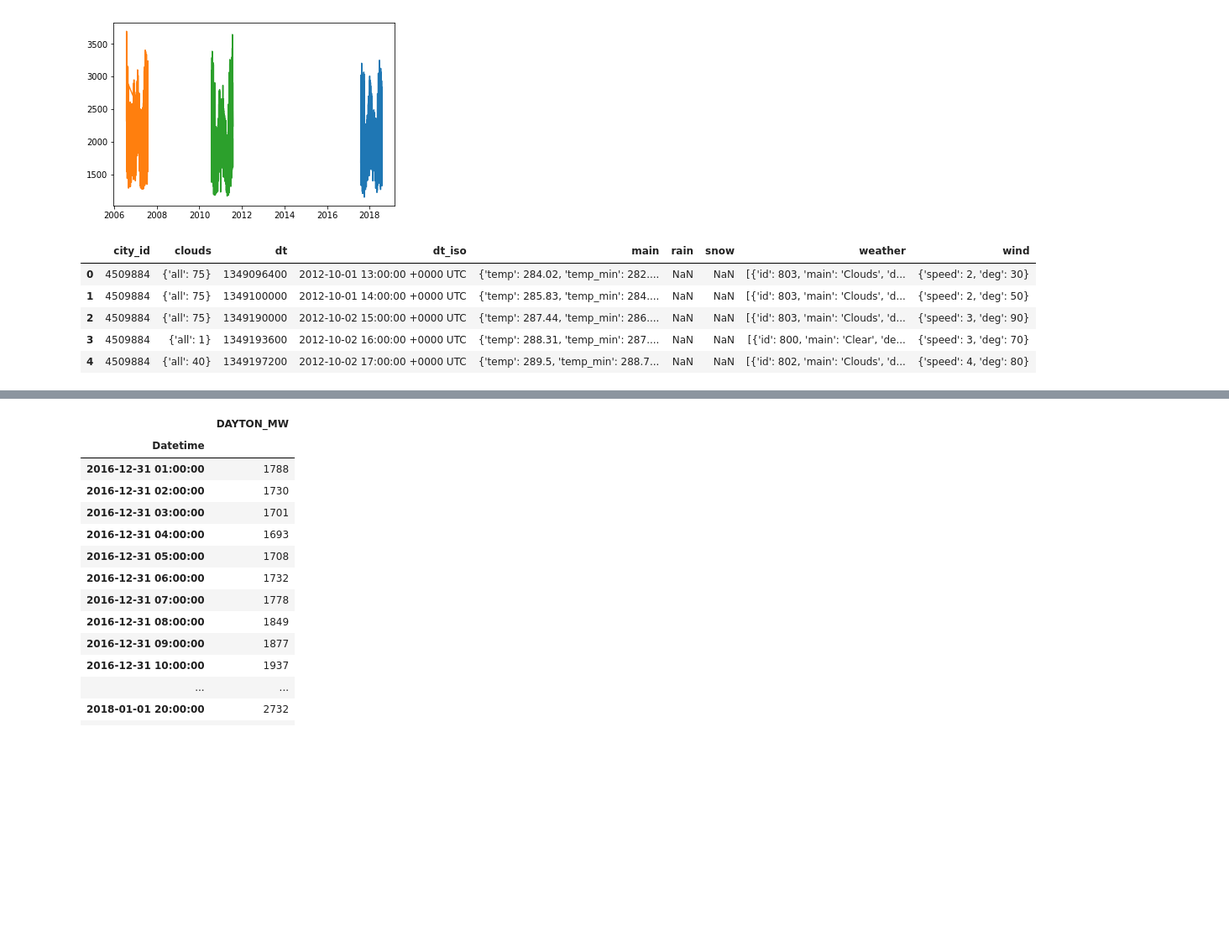
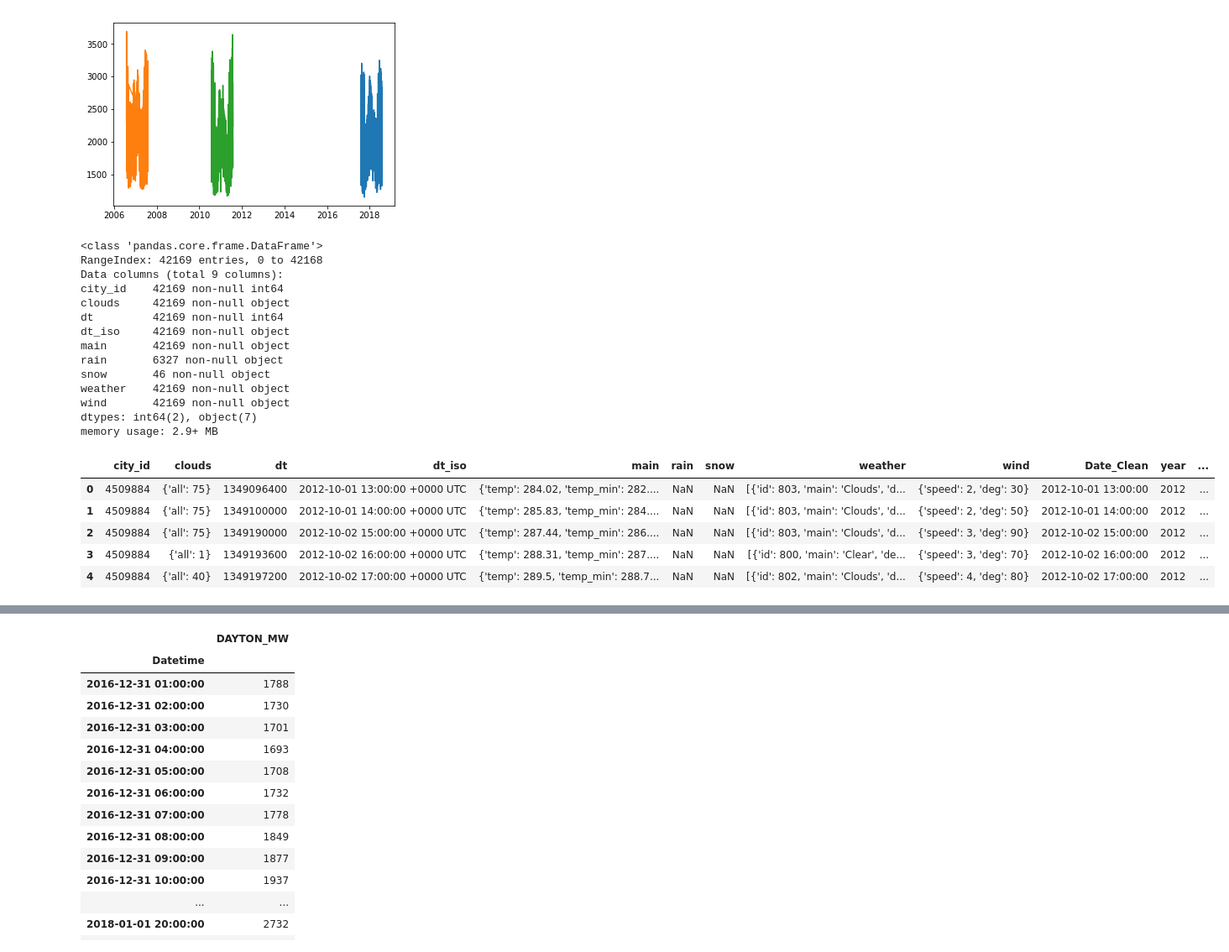
Before and after one commit to Pconstan/Data_Group_1, a Jupyter notebook: DPL_Scratch.ipynb, the cells around one changed output, grey strips where cells are left out. Shown: that part at 84% size. Cells and saved outputs as stored; diff of their text form; code cells hidden in the pictures; blank space fills up the shorter version.

```diff
--- a/DPL_Scratch.ipynb
+++ b/DPL_Scratch.ipynb
@@ -41,10 +44,37 @@ plt.show()
 Wd = pd.read_json("weather_data_json_dayton_bulkText.json")
 # %%
 Wd.head()
+Wd.info()
 # %% [output]
-|  | city_id | clouds | dt | dt_iso | main | rain | snow | weather | wind |
-| 0 | 4509884 | {'all': 75} | 1349096400 | 2012-10-01 13:00:00 +0000 UTC | {'temp': 284.02, 'temp_min': 282.... | NaN | NaN | [{'id': 803, 'main': 'Clouds', 'd... | {'speed': 2, 'deg': 30} |
-| 1 | 4509884 | {'all': 75} | 1349100000 | 2012-10-01 14:00:00 +0000 UTC | {'temp': 285.83, 'temp_min': 284.... | NaN | NaN | [{'id': 803, 'main': 'Clouds', 'd... | {'speed': 2, 'deg': 50} |
-| 2 | 4509884 | {'all': 75} | 1349190000 | 2012-10-02 15:00:00 +0000 UTC | {'temp': 287.44, 'temp_min': 286.... | NaN | NaN | [{'id': 803, 'main': 'Clouds', 'd... | {'speed': 3, 'deg': 90} |
-| 3 | 4509884 | {'all': 1} | 1349193600 | 2012-10-02 16:00:00 +0000 UTC | {'temp': 288.31, 'temp_min': 287.... | NaN | NaN | [{'id': 800, 'main': 'Clear', 'de... | {'speed': 3, 'deg': 70} |
-| 4 | 4509884 | {'all': 40} | 1349197200 | 2012-10-02 17:00:00 +0000 UTC | {'temp': 289.5, 'temp_min': 288.7... | NaN | NaN | [{'id': 802, 'main': 'Clouds', 'd... | {'speed': 4, 'deg': 80} |
+<class 'pandas.core.frame.DataFrame'>
+RangeIndex: 42169 entries, 0 to 42168
+Data columns (total 9 columns):
+city_id    42169 non-null int64
+clouds     42169 non-null object
+dt         42169 non-null int64
+dt_iso     42169 non-null object
+main       42169 non-null object
+rain       6327 non-null object
+snow       46 non-null object
+weather    42169 non-null object
+wind       42169 non-null object
+dtypes: int64(2), object(7)
+memory usage: 2.9+ MB
+# %%
+Wd['Date_Clean'] = (Wd['dt_iso'].apply(lambda x: x[:19])
+                    .apply(lambda x : dt.datetime.strptime(x, "%Y-%m-%d %H:%M:%S"))
+                   )
+# %%
+Wd2 = Wd.assign(year = Wd['Date_Clean'].dt.year,
+         month = Wd['Date_Clean'].dt.month,
+         day = Wd['Date_Clean'].dt.day,
+         day_of_week = Wd['Date_Clean'].dt.weekday,
+         weekend = Wd['Date_Clean'].dt.weekday.apply(lambda x : 1 if x > 4 else 0)).copy()
+Wd2.head()
+# %% [output]
+|  | city_id | clouds | dt | dt_iso | main | rain | snow | weather | wind | Date_Clean | year | ... |
+| 0 | 4509884 | {'all': 75} | 1349096400 | 2012-10-01 13:00:00 +0000 UTC | {'temp': 284.02, 'temp_min': 282.... | NaN | NaN | [{'id': 803, 'main': 'Clouds', 'd... | {'speed': 2, 'deg': 30} | 2012-10-01 13:00:00 | 2012 | ... |
+| 1 | 4509884 | {'all': 75} | 1349100000 | 2012-10-01 14:00:00 +0000 UTC | {'temp': 285.83, 'temp_min': 284.... | NaN | NaN | [{'id': 803, 'main': 'Clouds', 'd... | {'speed': 2, 'deg': 50} | 2012-10-01 14:00:00 | 2012 | ... |
+| 2 | 4509884 | {'all': 75} | 1349190000 | 2012-10-02 15:00:00 +0000 UTC | {'temp': 287.44, 'temp_min': 286.... | NaN | NaN | [{'id': 803, 'main': 'Clouds', 'd... | {'speed': 3, 'deg': 90} | 2012-10-02 15:00:00 | 2012 | ... |
+| 3 | 4509884 | {'all': 1} | 1349193600 | 2012-10-02 16:00:00 +0000 UTC | {'temp': 288.31, 'temp_min': 287.... | NaN | NaN | [{'id': 800, 'main': 'Clear', 'de... | {'speed': 3, 'deg': 70} | 2012-10-02 16:00:00 | 2012 | ... |
+| 4 | 4509884 | {'all': 40} | 1349197200 | 2012-10-02 17:00:00 +0000 UTC | {'temp': 289.5, 'temp_min': 288.7... | NaN | NaN | [{'id': 802, 'main': 'Clouds', 'd... | {'speed': 4, 'deg': 80} | 2012-10-02 17:00:00 | 2012 | ... |
```
Also changed, not shown: parts of 13 cells of this notebook.
